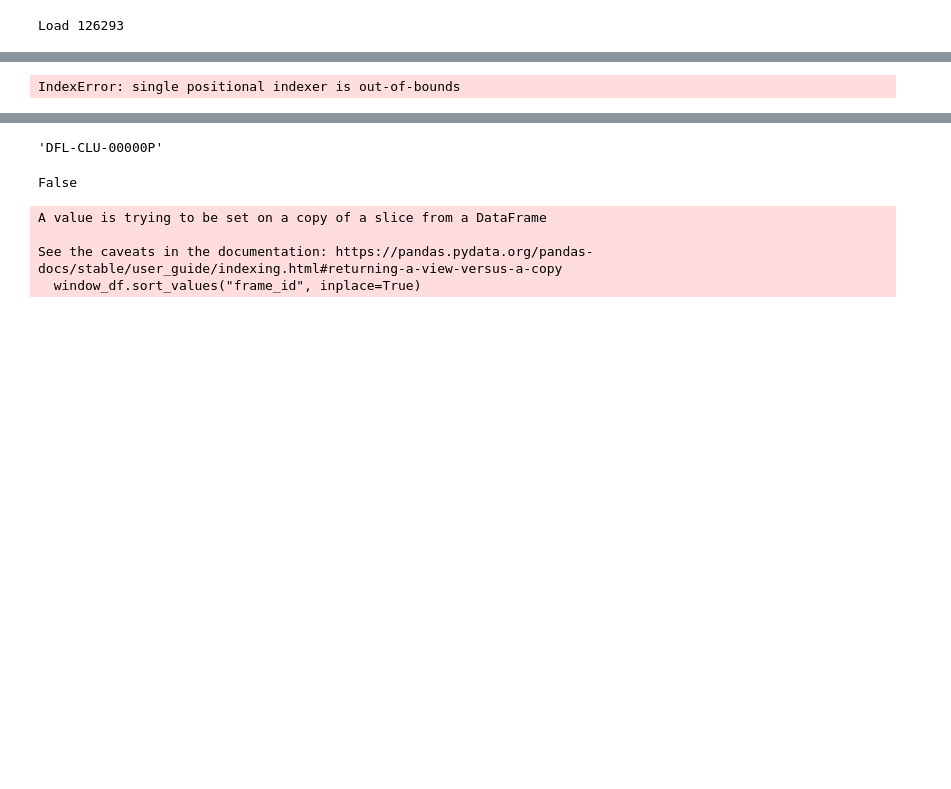
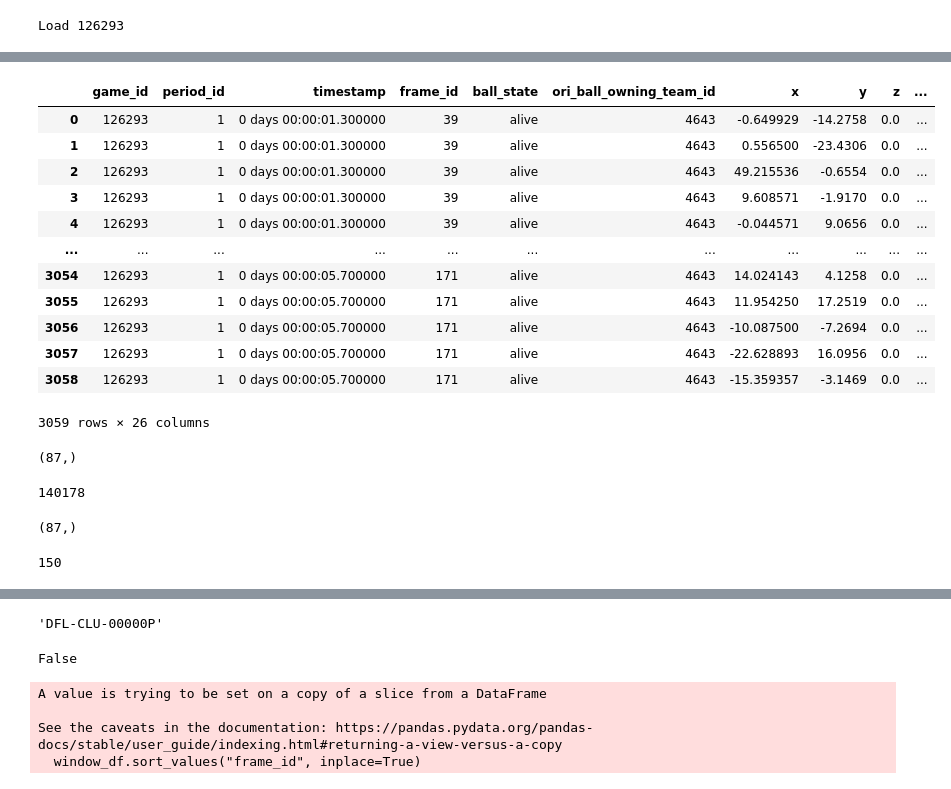
Before and after one commit to leemingo/express-v2, a Jupyter notebook: notebook/2-generate-dataset.ipynb, the cells around one changed output, grey strips where cells are left out. Cells and saved outputs as stored; diff of their text form; code cells hidden in the pictures; blank space fills up the shorter version.

```diff
--- a/notebook/2-generate-dataset.ipynb
+++ b/notebook/2-generate-dataset.ipynb
@@ -171,3 +181,6 @@ match_id = match_id_lst[0]
 total_df = total_dict[match_id]['tracking_df']
 home_team = total_dict[match_id]['Home']
 away_team = total_dict[match_id]['Away']
+# %%
+total_df = total_df[total_df['ball_state'] != 'dead']
+total_df.head()
@@ -223,0 +275,21 @@ first_frames.head()
+# %%
+period_id = 1
+frame_id = 172
+
+X_slice = total_df[(total_df['period_id'] == period_id) & (total_df['frame_id'].isin(range(frame_id - sequence_length, frame_id)))].copy()
+# %%
+X_slice
+# %% [output]
+|  | game_id | period_id | timestamp | frame_id | ball_state | ori_ball_owning_team_id | x | y | z | ... |
+| 0 | 126293 | 1 | 0 days 00:00:01.300000 | 39 | alive | 4643 | -0.649929 | -14.2758 | 0.0 | ... |
+| 1 | 126293 | 1 | 0 days 00:00:01.300000 | 39 | alive | 4643 | 0.556500 | -23.4306 | 0.0 | ... |
+| 2 | 126293 | 1 | 0 days 00:00:01.300000 | 39 | alive | 4643 | 49.215536 | -0.6554 | 0.0 | ... |
+| 3 | 126293 | 1 | 0 days 00:00:01.300000 | 39 | alive | 4643 | 9.608571 | -1.9170 | 0.0 | ... |
+| 4 | 126293 | 1 | 0 days 00:00:01.300000 | 39 | alive | 4643 | -0.044571 | 9.0656 | 0.0 | ... |
+| ... | ... | ... | ... | ... | ... | ... | ... | ... | ... | ... |
+| 3054 | 126293 | 1 | 0 days 00:00:05.700000 | 171 | alive | 4643 | 14.024143 | 4.1258 | 0.0 | ... |
+| 3055 | 126293 | 1 | 0 days 00:00:05.700000 | 171 | alive | 4643 | 11.954250 | 17.2519 | 0.0 | ... |
+| 3056 | 126293 | 1 | 0 days 00:00:05.700000 | 171 | alive | 4643 | -10.087500 | -7.2694 | 0.0 | ... |
+| 3057 | 126293 | 1 | 0 days 00:00:05.700000 | 171 | alive | 4643 | -22.628893 | 16.0956 | 0.0 | ... |
+| 3058 | 126293 | 1 | 0 days 00:00:05.700000 | 171 | alive | 4643 | -15.359357 | -3.1469 | 0.0 | ... |
+3059 rows × 26 columns
@@ -224,6 +298,11 @@ first_frames.head()
+# %%
+X_slice = total_df[(total_df['period_id'] == period_id) & (total_df['frame_id'].isin(range(frame_id - sequence_length, frame_id)))].copy()
+X_slice['frame_id'].unique().shape
+# %% [output]
+(87,)
 # %%
 import torch
-sequence_length = 125
+sequence_length = 150
 cols_to_flip = ['x', 'y', 'vx', 'vy', 'ax', 'ay']
 feature_cols = ['x', 'y', 'vx', 'vy', 'ax', 'ay']
 num_agents = 23
@@ -235,13 +314,17 @@ all_presser_ids = []
 all_agent_orders = []
 
 for _, row in tqdm(first_frames.iterrows(), desc= "Get Samples"):
+    period_id = row['period_id']
     frame_id = row['frame_id']
+    if frame_id != 140178:
+        continue
+    print(frame_id)
     label = int(row['ball_ownership_changed'])
     pressing_player = row['pressing_player']
-    X_slice = total_df[total_df['frame_id'].isin(range(frame_id - sequence_length, frame_id))].copy()
+    X_slice = total_df[(total_df['period_id'] == period_id) & (total_df['frame_id'].isin(range(frame_id - sequence_length, frame_id)))].copy()
     # Always press left -> right
     # If pressed players team is home, flip
-    if X_slice.loc[(X_slice['frame_id']==frame_id-1) & (X_slice['is_ball_carrier']==True)]['team_id'].iloc[0] == home_team.team_id:
+    if X_slice.loc[(X_slice['frame_id']==frame_id-1) & (X_slice['is_ball_carrier']==True)]['team_id'].iloc[0] == match_dict['teams']['Home']['tID'].iloc[0]:
         for col in cols_to_flip:
             X_slice.loc[:, col] = -X_slice.loc[:, col]
 
@@ -290,12 +373,13 @@ for _, row in tqdm(first_frames.iterrows(), desc= "Get Samples"):
         x_tensor = torch.tensor(X_slice[feature_cols].values, dtype=torch.float32)
         X_slice_pressing = X_slice[X_slice['is_ball_carrier']==True]['probability_to_intercept']
         X_slice_pressing = X_slice_pressing[pd.isna(X_slice_pressing)==False]
-        pressing_pad_§len = sequence_length - len(X_slice_pressing)
+        pressing_pad_len = sequence_length - len(X_slice_pressing)
         pressing_intensity_tensor = torch.tensor(np.stack(X_slice_pressing.map(lambda x: np.stack(x)).values), dtype=torch.float32)
         if pressing_pad_len > 0:
             pad_pressing_tensor = torch.zeros(pressing_pad_len, pressing_intensity_tensor.shape[1], pressing_intensity_tensor.shape[2])
             pressing_intensity_tensor = torch.cat([pad_pressing_tensor, pressing_intensity_tensor], dim=0)
 
+    if x_tensor.shape[0] != sequence_length * num_agents: continue # Error case는 우선 제외
     x_tensor = x_tensor.reshape(sequence_length, num_agents, len(feature_cols))
     y_tensor = torch.tensor(label, dtype=torch.long)
 
@@ -305,4 +389,12 @@ for _, row in tqdm(first_frames.iterrows(), desc= "Get Samples"):
     all_presser_ids.append(pressing_player)
     all_agent_orders.append(agents_order)
 # %% [output]
-IndexError: single positional indexer is out-of-bounds
+140178
+# %%
+X_slice['frame_id'].unique().shape
+# %% [output]
+(87,)
+# %%
+sequence_length
+# %% [output]
+150
```
Also changed, not shown: parts of 10 cells of this notebook, 6 other files.
